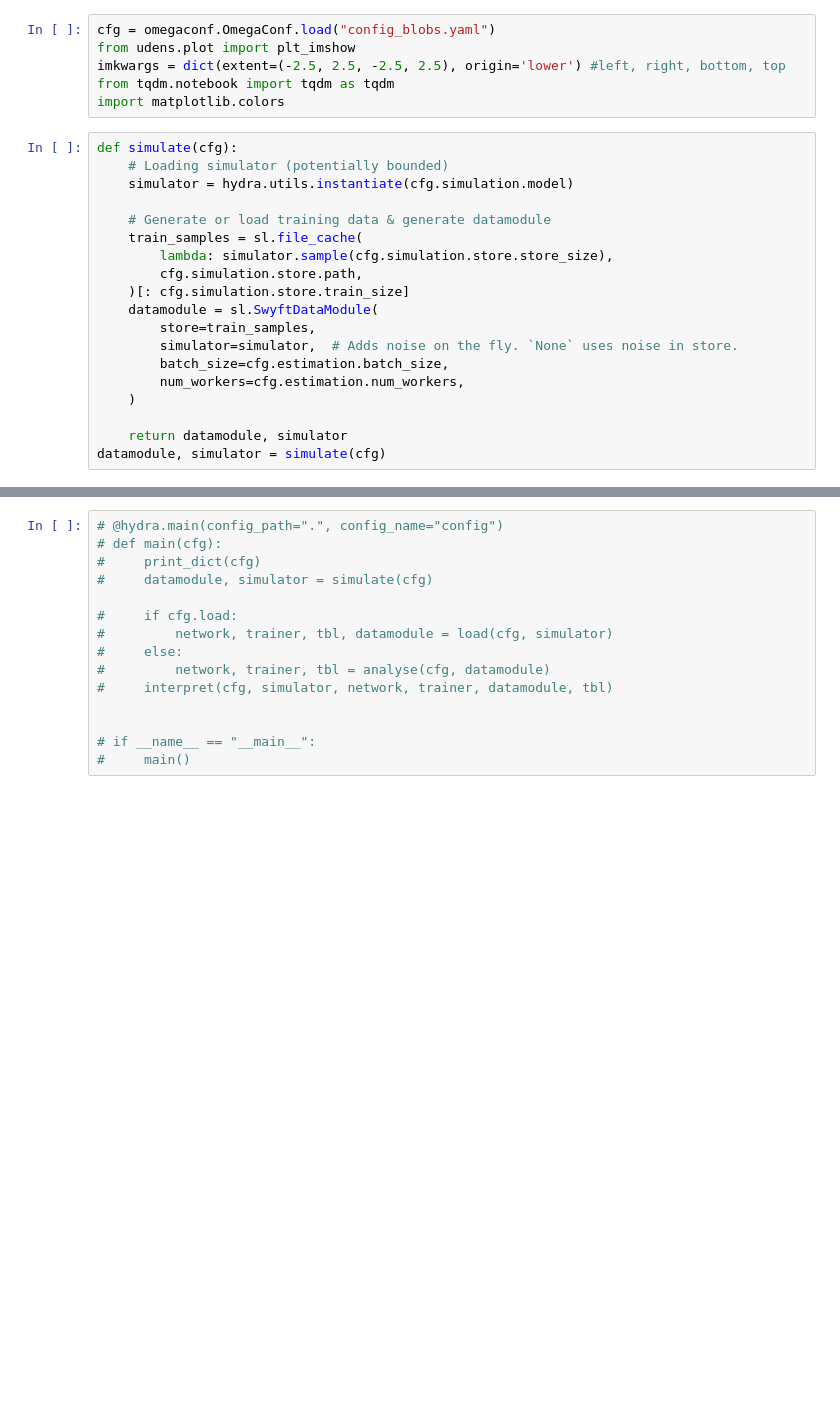
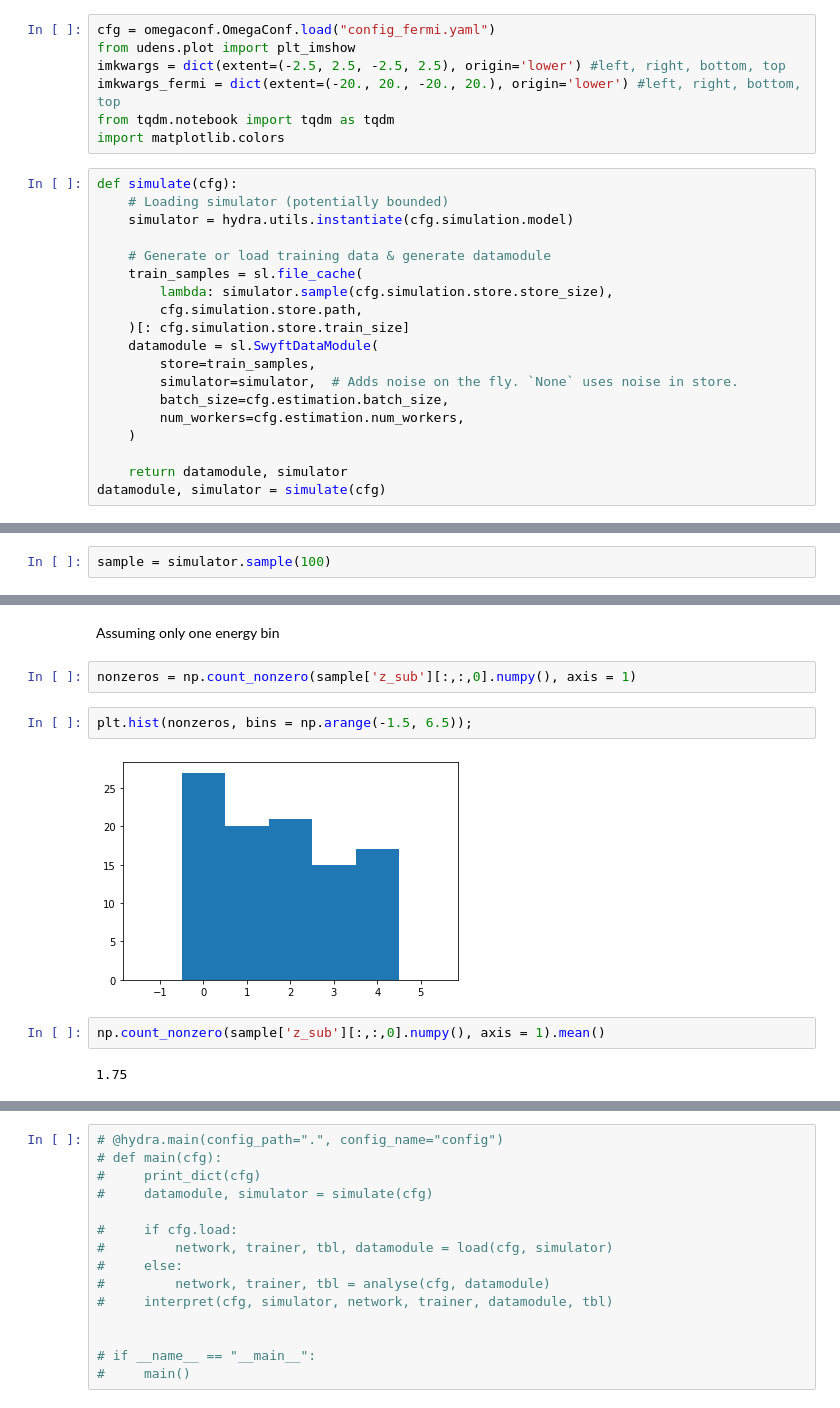
Before and after one commit to elidub/udens, a Jupyter notebook: run_blobs/SWYFT.ipynb, the cells around one changed output, grey strips where cells are left out. Saved outputs shown, nothing was run; the diff lists cells and outputs as text; blank space fills up the shorter version.

Commit message:
run fermi simulator, raised some questions about it

```diff
--- a/run_blobs/SWYFT.ipynb
+++ b/run_blobs/SWYFT.ipynb
@@ -18,9 +18,10 @@ from pytorch_lightning.callbacks.early_stopping import EarlyStopping
 # plt.switch_backend("agg")
 plt.rcParams['figure.facecolor'] = 'white'
 # %%
-cfg = omegaconf.OmegaConf.load("config_blobs.yaml")
+cfg = omegaconf.OmegaConf.load("config_fermi.yaml")
 from udens.plot import plt_imshow
 imkwargs = dict(extent=(-2.5, 2.5, -2.5, 2.5), origin='lower') #left, right, bottom, top
+imkwargs_fermi = dict(extent=(-20., 20., -20., 20.), origin='lower') #left, right, bottom, top
 from tqdm.notebook import tqdm as tqdm
 import matplotlib.colors
 # %%
@@ -44,0 +56,2 @@ datamodule, simulator = simulate(cfg)
+# %%
+sample = simulator.sample(100)
@@ -44,0 +84,12 @@ datamodule, simulator = simulate(cfg)
+# %% [markdown]
+Assuming only one energy bin
+# %%
+nonzeros = np.count_nonzero(sample['z_sub'][:,:,0].numpy(), axis = 1)
+# %%
+plt.hist(nonzeros, bins = np.arange(-1.5, 6.5));
+# %% [output]
+[figure, added]
+# %%
+np.count_nonzero(sample['z_sub'][:,:,0].numpy(), axis = 1).mean()
+# %% [output]
+1.75
```
Also changed, not shown: parts of 12 cells of this notebook, 5 other files.
